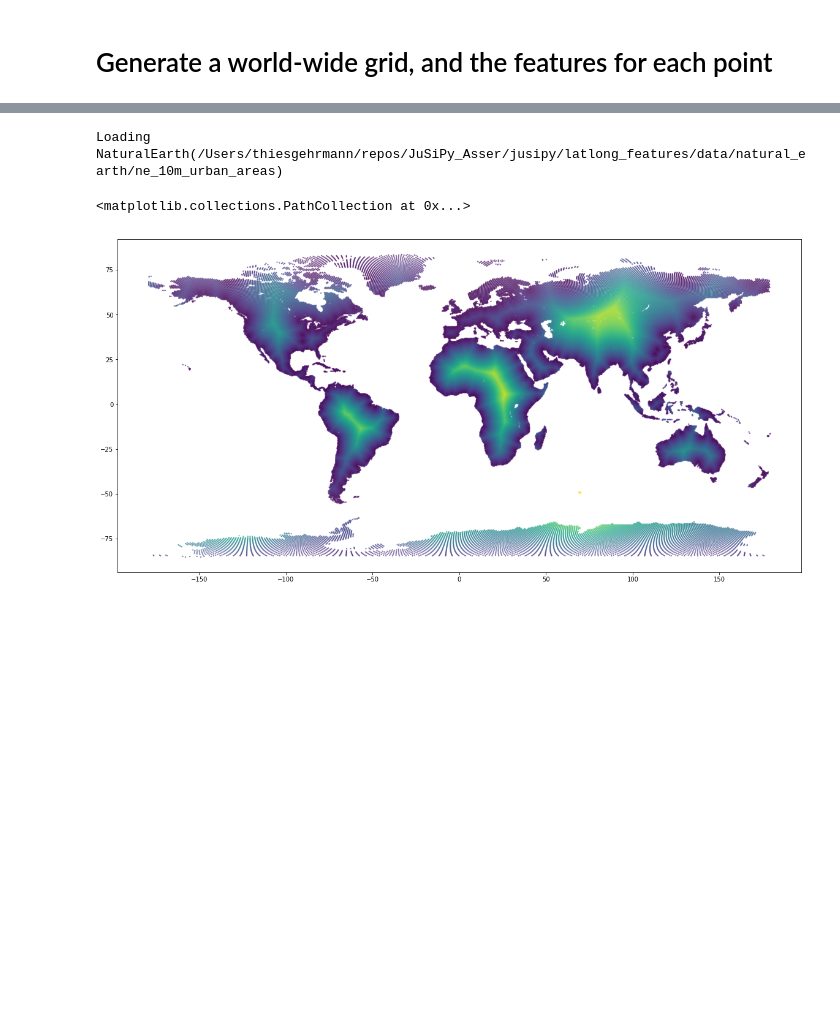
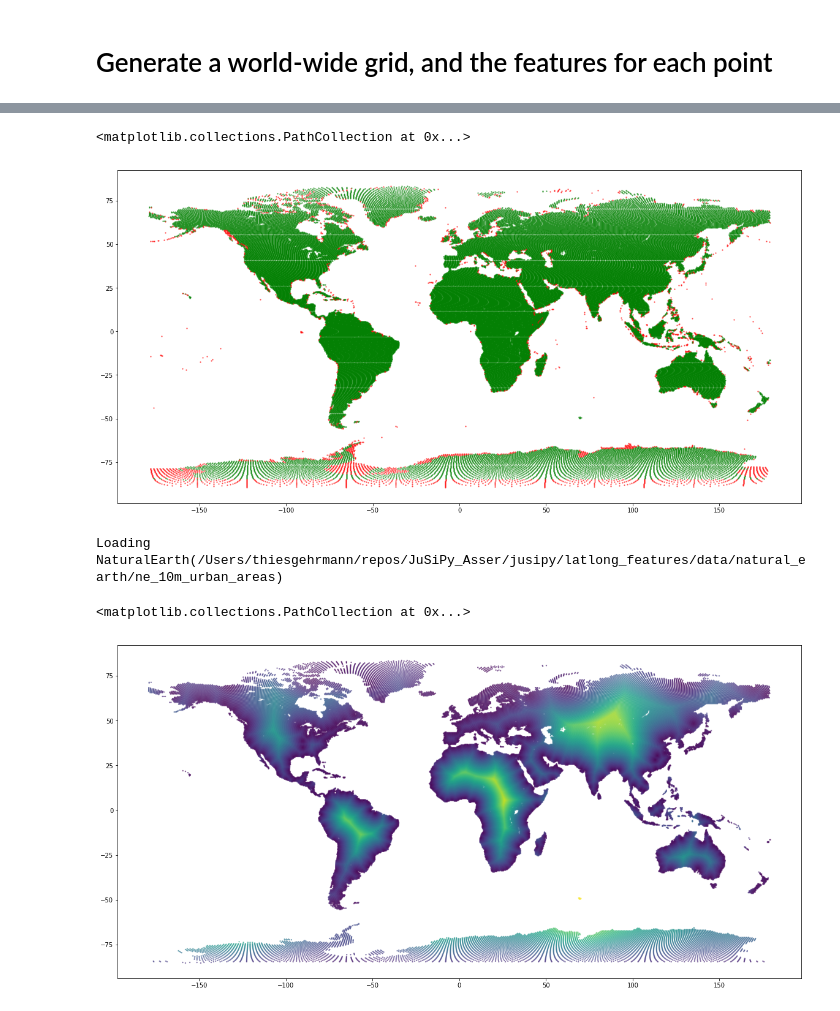
Before and after one commit to thiesgehrmann/JuSiPy_Asser, a Jupyter notebook: 2_pipeline_generate_grid.ipynb, the cells around one changed output, grey strips where cells are left out. Cells and saved outputs as stored; diff of their text form; code cells hidden in the pictures; blank space fills up the shorter version.

```diff
--- a/2_pipeline_generate_grid.ipynb
+++ b/2_pipeline_generate_grid.ipynb
@@ -15,9 +13,16 @@ land_grid = pd.DataFrame(jusipy.GIS.sample.grid_latlong(land=True, glcf=GLCF, la
                          columns=['lat', 'long'])
 land_grid_countries = CLL.get(list(land_grid.values))
 land_grid['country'] = land_grid_countries
-land_grid[~pd.isna(land_grid.country)]
+land_grid_wrong = land_grid[pd.isna(land_grid.country)]
 land_grid = land_grid[~pd.isna(land_grid.country)]
 land_grid.to_pickle('data/grid_500.pkl')
+# %%
+plt.figure(figsize=(20,10))
+plt.scatter(land_grid.long, land_grid.lat, s=2, c='g', alpha=0.5, zorder=1)
+plt.scatter(land_grid_wrong.long, land_grid_wrong.lat, s=2, c='r', alpha=0.5, zorder=2)
+# %% [output]
+<matplotlib.collections.PathCollection at 0x...>
+[figure, added]
 # %%
 land_grid = pd.read_pickle('data/grid_500.pkl')
 ne = jusipy.latlong_features.NaturalEarth()
```
Also changed, not shown: parts of 2 cells of this notebook, 7 other files.
